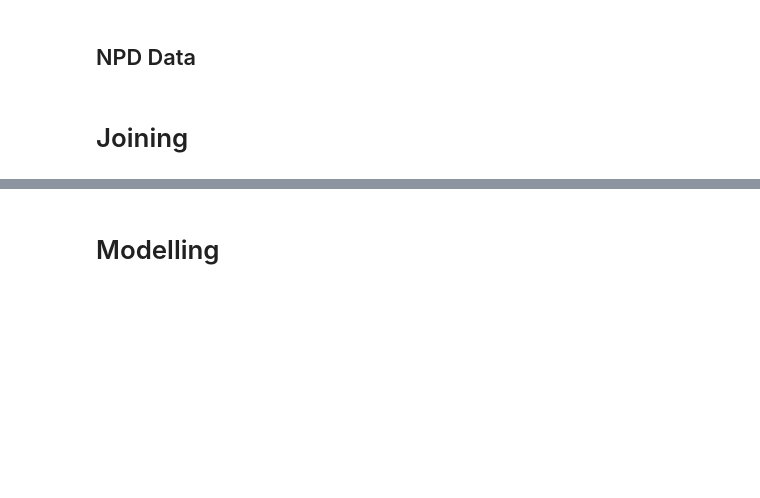
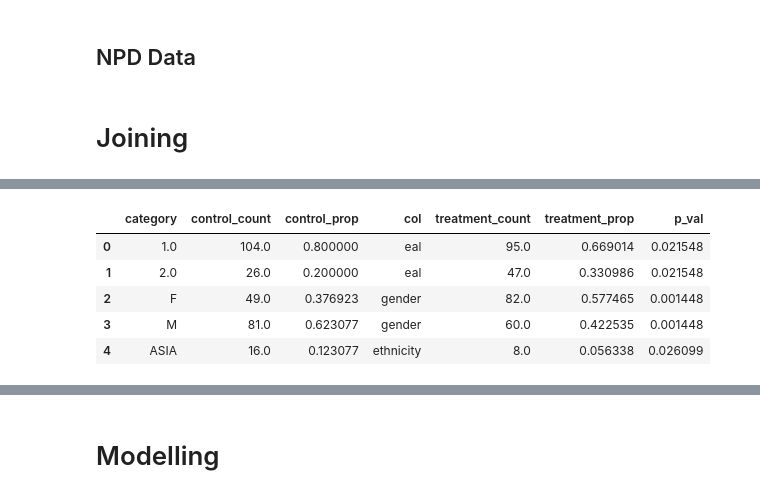
Before and after one commit to louismagowan/cag-equality, a Jupyter notebook: sandbox.ipynb, the cells around one changed output, grey strips where cells are left out. Drawn from its saved outputs; the diff is of its cells as text; code cells hidden in the pictures; blank space fills up the shorter version.

```diff
--- a/sandbox.ipynb
+++ b/sandbox.ipynb
@@ -282,0 +351,41 @@ report.to_file("eda_check.html")
+# %%
+# Calculate proportions in each group
+summary_cat = pd.DataFrame()
+
+for col in categorical_cols:
+    # Get frequencies and proportions for categories in group
+    # For control
+    control_count = control.groupby(col)["eal"].count()
+    control_prop =  control_count / control.shape[0]
+    control_sum = pd.DataFrame(data = {"control_count":control_count,
+                                       "control_prop": control_prop,
+                                       "col": col})
+    # For treatment
+    treatment_count = treatment.groupby(col)["eal"].count()
+    treatment_prop = treatment_count / treatment.shape[0]
+    treatment_sum = pd.DataFrame(data = {"treatment_count":treatment_count,
+                                         "treatment_prop": treatment_prop,
+                                         "col": col})
+    # Combine into one df
+    comparison = pd.concat([control_sum,
+                            treatment_sum[["treatment_count", "treatment_prop"]]], axis = 1).fillna(0)
+    # Run chi-square test
+    chi2, p, dof, exp = chi2_contingency(comparison[["control_count", "treatment_count"]])
+    # Add p-values to df
+    comparison["p_val"] = p
+
+    # Merge with other results
+    summary_cat = pd.concat([summary_cat, comparison])
+
+# Rename index
+summary_cat.index.name = "category"
+summary_cat = summary_cat.reset_index()
+# %%
+summary_cat.head()
+# %% [output]
+|  | category | control_count | control_prop | col | treatment_count | treatment_prop | p_val |
+| 0 | 1.0 | 104.0 | 0.800000 | eal | 95.0 | 0.669014 | 0.021548 |
+| 1 | 2.0 | 26.0 | 0.200000 | eal | 47.0 | 0.330986 | 0.021548 |
+| 2 | F | 49.0 | 0.376923 | gender | 82.0 | 0.577465 | 0.001448 |
+| 3 | M | 81.0 | 0.623077 | gender | 60.0 | 0.422535 | 0.001448 |
+| 4 | ASIA | 16.0 | 0.123077 | ethnicity | 8.0 | 0.056338 | 0.026099 |
```
Also changed, not shown: parts of 31 cells of this notebook.
